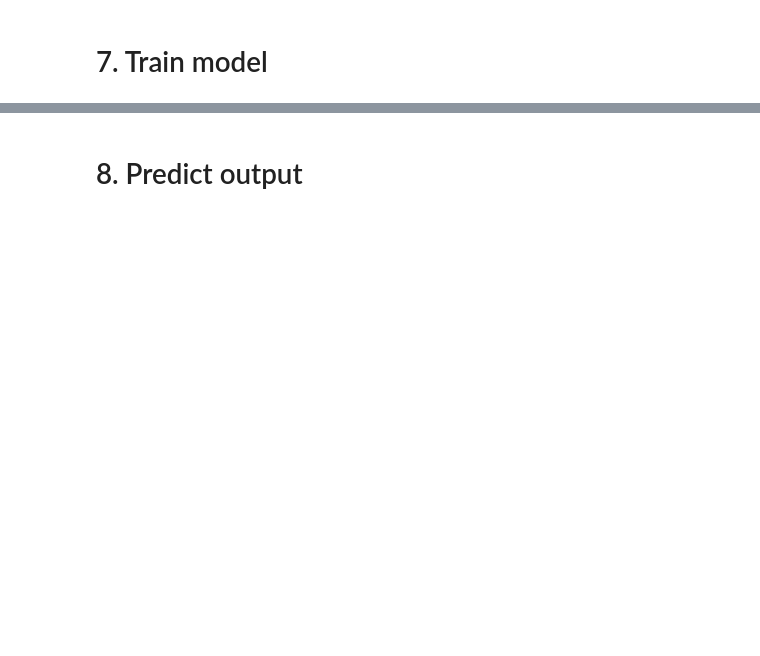
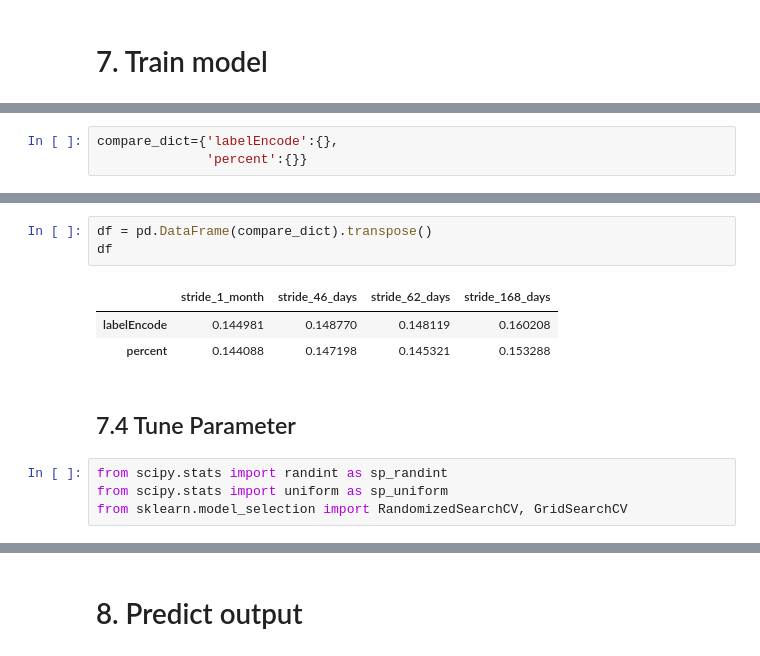
Before and after one commit to MeinHserhT/CS14115, a Jupyter notebook: Final.ipynb, the cells around one changed output, grey strips where cells are left out. Cells and saved outputs as stored; diff of their text form; blank space fills up the shorter version.

```diff
--- a/Final.ipynb
+++ b/Final.ipynb
@@ -728,0 +652,3 @@ KeyboardInterrupt: ignored
+# %%
+compare_dict={'labelEncode':{},
+              'percent':{}}
@@ -728,0 +733,13 @@ KeyboardInterrupt: ignored
+# %%
+df = pd.DataFrame(compare_dict).transpose()
+df
+# %% [output]
+|  | stride_1_month | stride_46_days | stride_62_days | stride_168_days |
+| labelEncode | 0.144981 | 0.148770 | 0.148119 | 0.160208 |
+| percent | 0.144088 | 0.147198 | 0.145321 | 0.153288 |
+# %% [markdown]
+## 7.4 Tune Parameter
+# %%
+from scipy.stats import randint as sp_randint
+from scipy.stats import uniform as sp_uniform
+from sklearn.model_selection import RandomizedSearchCV, GridSearchCV
```
Also changed, not shown: parts of 83 cells of this notebook.
